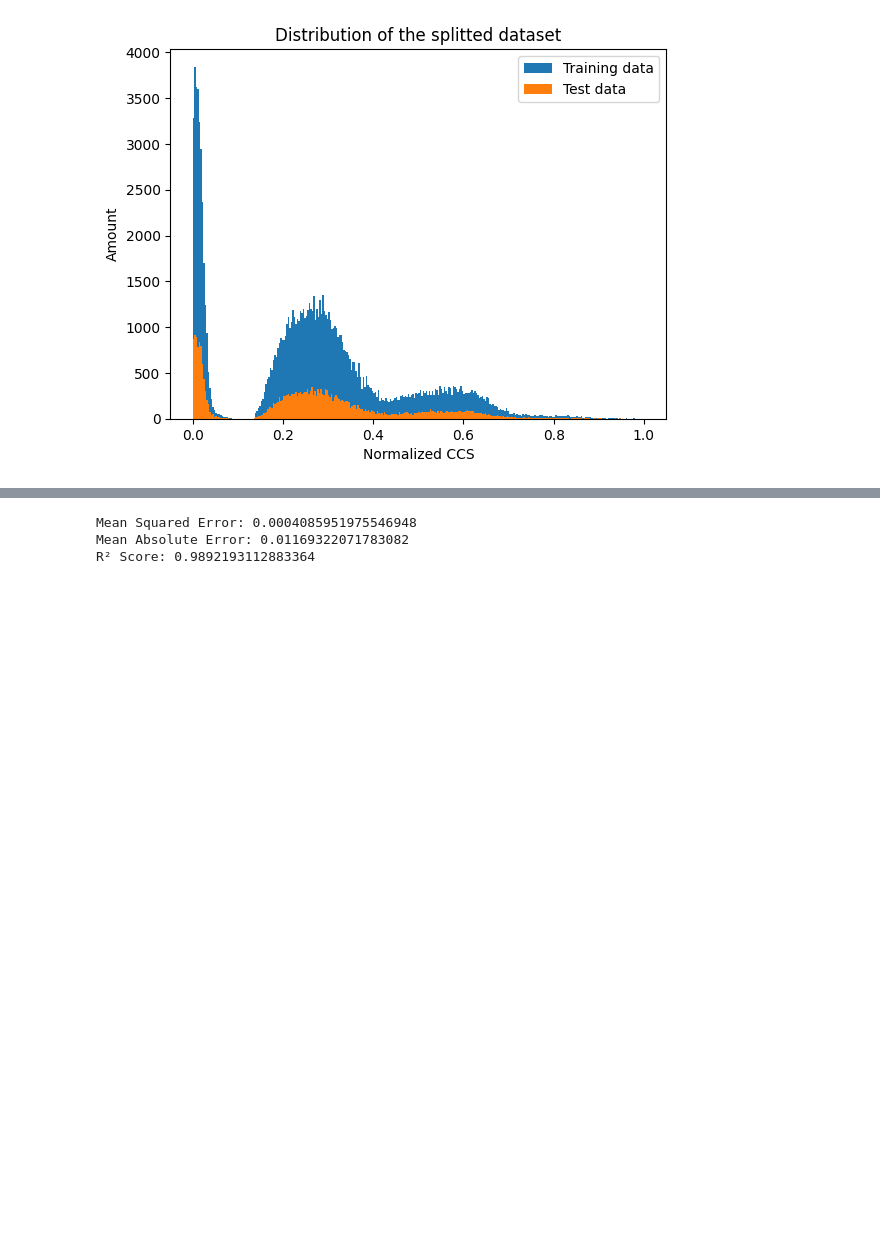
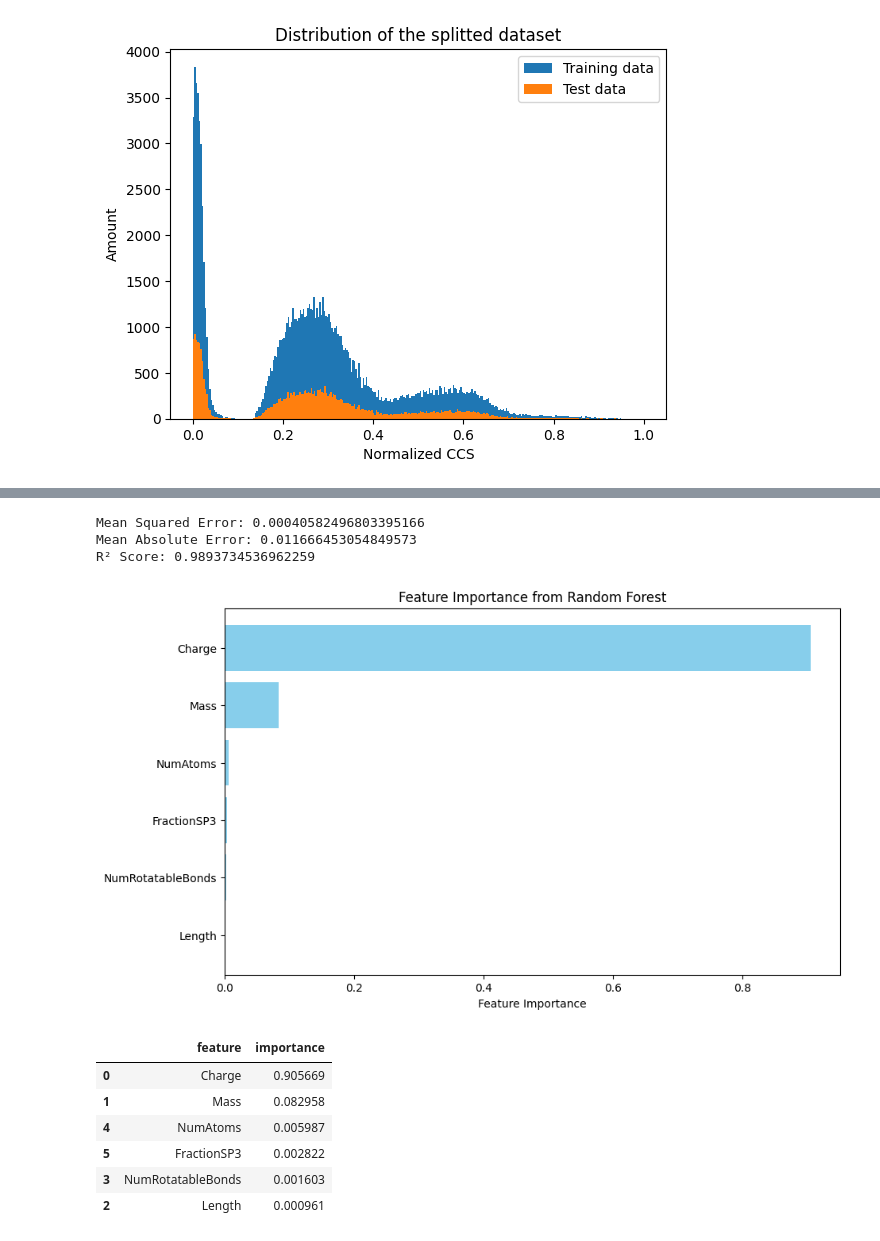
Before and after one commit to PaulSchwarze/PBL_Ion_Mobility, a Jupyter notebook: RandomForest_final.ipynb, the cells around one changed output, grey strips where cells are left out. Drawn from its saved outputs; the diff is of its cells as text; code cells hidden in the pictures; blank space fills up the shorter version.

```diff
--- a/RandomForest_final.ipynb
+++ b/RandomForest_final.ipynb
@@ -71,31 +123,63 @@ plt.show()
+# %%
+# train first model
+from sklearn.ensemble import RandomForestRegressor
+from sklearn.model_selection import cross_val_score
+
+# ['Charge', 'Mass', 'Length', 'NumRotatableBonds', 'NumAtoms', 'FractionSP3']
+
+cur_features = ['Charge', 'Mass', 'Length', 'NumRotatableBonds', 'NumAtoms', 'FractionSP3']
+
+
+model = RandomForestRegressor(n_estimators=10, random_state=42)
+model.fit(X_train[cur_features], y_train.ravel())
+
+# output results from cross-validation
+# scores = cross_val_score(model, X, y.ravel(), cv=5, scoring='r2')
+# print("Cross-validation scores for each fold:", scores)
+# print("Mean cross-validation score:", scores.mean())
+
+# evaluate first model
+from sklearn.metrics import mean_squared_error, r2_score, mean_absolute_error
+y_pred = model.predict(X_test[cur_features])
+mse = mean_squared_error(y_test, y_pred)
+r2 = r2_score(y_test, y_pred)
+mae = mean_absolute_error(y_test, y_pred)
+
+
+print(f"Mean Squared Error: {mse}")
+print(f"Mean Absolute Error: {mae}")
+print(f"R² Score: {r2}")
+# %% [output]
+Mean Squared Error: 0.00040582496803395166
+Mean Absolute Error: 0.011666453054849573
+R² Score: 0.9893734536962259
 # %%
-# train first model
-from sklearn.ensemble import RandomForestRegressor
-from sklearn.model_selection import cross_val_score
+# Extract feature importances
+importances = model.feature_importances_
+feature_names = ['Charge', 'Mass', 'Length', 'NumRotatableBonds', 'NumAtoms', 'FractionSP3']
 
-model = RandomForestRegressor(n_estimators=10, random_state=42)
-model.fit(X_train, y_train.ravel())
+# Sort the features by importance
+feature_importances = pd.DataFrame({'feature': feature_names, 'importance': importances})
+feature_importances = feature_importances.sort_values(by='importance', ascending=False)
 
-# output results from cross-validation
-# scores = cross_val_score(model, X, y.ravel(), cv=5, scoring='r2')
-# print("Cross-validation scores for each fold:", scores)
-# print("Mean cross-validation score:", scores.mean())
+# Plot feature importances
+plt.figure(figsize=(10, 6))
+plt.barh(feature_importances['feature'], feature_importances['importance'], color='skyblue')
+plt.xlabel('Feature Importance')
+plt.title('Feature Importance from Random Forest')
+plt.gca().invert_yaxis()  # Reverse order to have the most important at the top
+plt.show()
 
-# evaluate first model
-from sklearn.metrics import mean_squared_error, r2_score, mean_absolute_error
-y_pred = model.predict(X_test)
-mse = mean_squared_error(y_test, y_pred)
-r2 = r2_score(y_test, y_pred)
-mae = mean_absolute_error(y_test, y_pred)
-
-
-print(f"Mean Squared Error: {mse}")
-print(f"Mean Absolute Error: {mae}")
-print(f"R² Score: {r2}")
+feature_importances
 # %% [output]
-Mean Squared Error: 0.0004085951975546948
-Mean Absolute Error: 0.01169322071783082
-R² Score: 0.9892193112883364
+[figure, added]
+|  | feature | importance |
+| 0 | Charge | 0.905669 |
+| 1 | Mass | 0.082958 |
+| 4 | NumAtoms | 0.005987 |
+| 5 | FractionSP3 | 0.002822 |
+| 3 | NumRotatableBonds | 0.001603 |
+| 2 | Length | 0.000961 |
 # %%
 # hyperparameter tuning
 from sklearn.model_selection import RandomizedSearchCV
```
Also changed, not shown: parts of 17 cells of this notebook.
